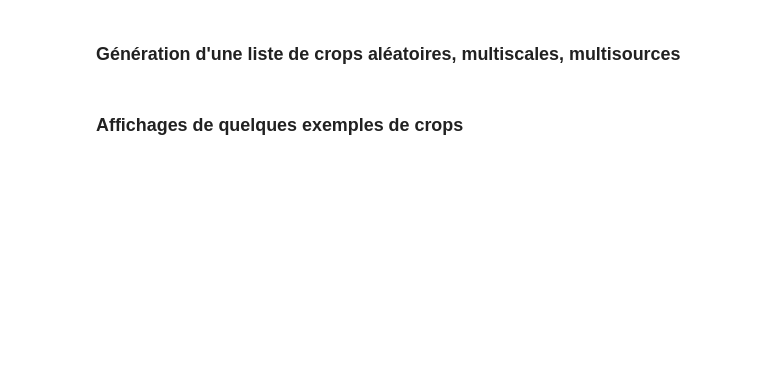
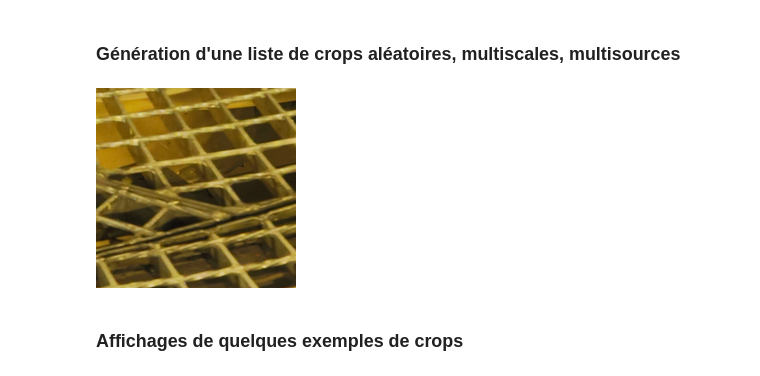
Before and after one commit to jorisgu/Mask_RCNN, a Jupyter notebook: load_ja_test_image.ipynb, the cells around one changed output. Saved outputs shown, nothing was run; the diff lists cells and outputs as text; code cells hidden in the pictures; blank space fills up the shorter version.

Commit message:
travail sur les crops

```diff
--- a/load_ja_test_image.ipynb
+++ b/load_ja_test_image.ipynb
@@ -113,3 +178,12 @@ en fait il faut faire une fonction (un generator) qui prend en paramètre les di
+# %%
+img_infos = make_img_infos()
+list_crops = make_list_crops(img_infos)
+# %%
+crop = list_crops[20000]
+result = load_crop(crop,img_infos['paths'][crop[0]])
+show_thumbnail(result)
+# %% [output]
+[figure, added]
 # %% [markdown]
 ### Affichages de quelques exemples de crops
 # %%
```
Also changed, not shown: parts of 6 cells of this notebook.
